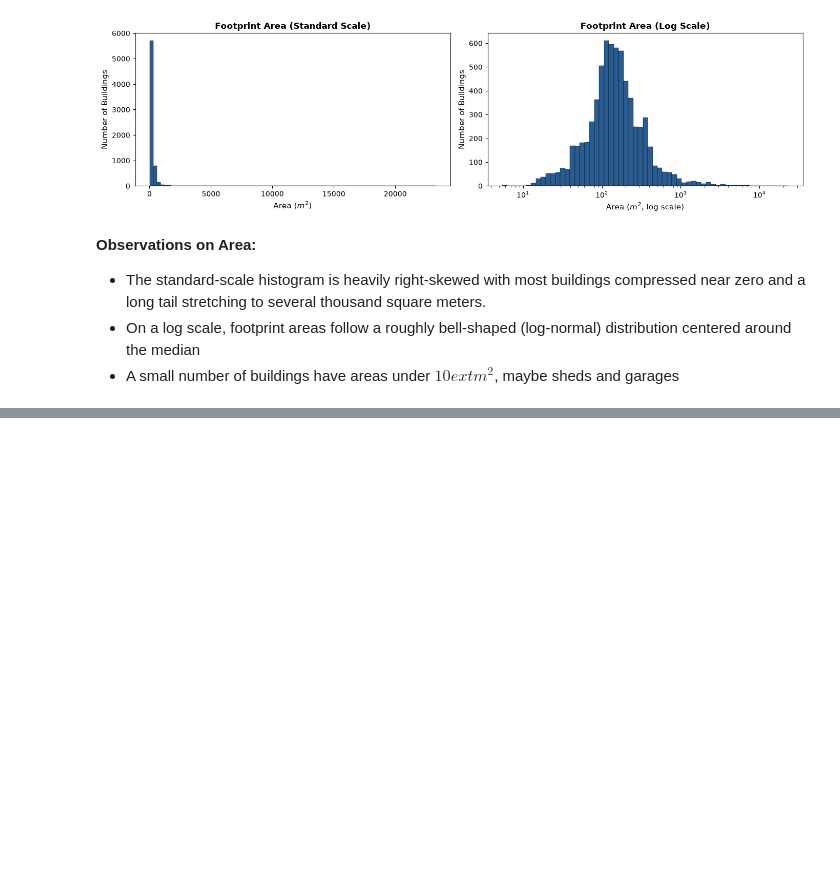
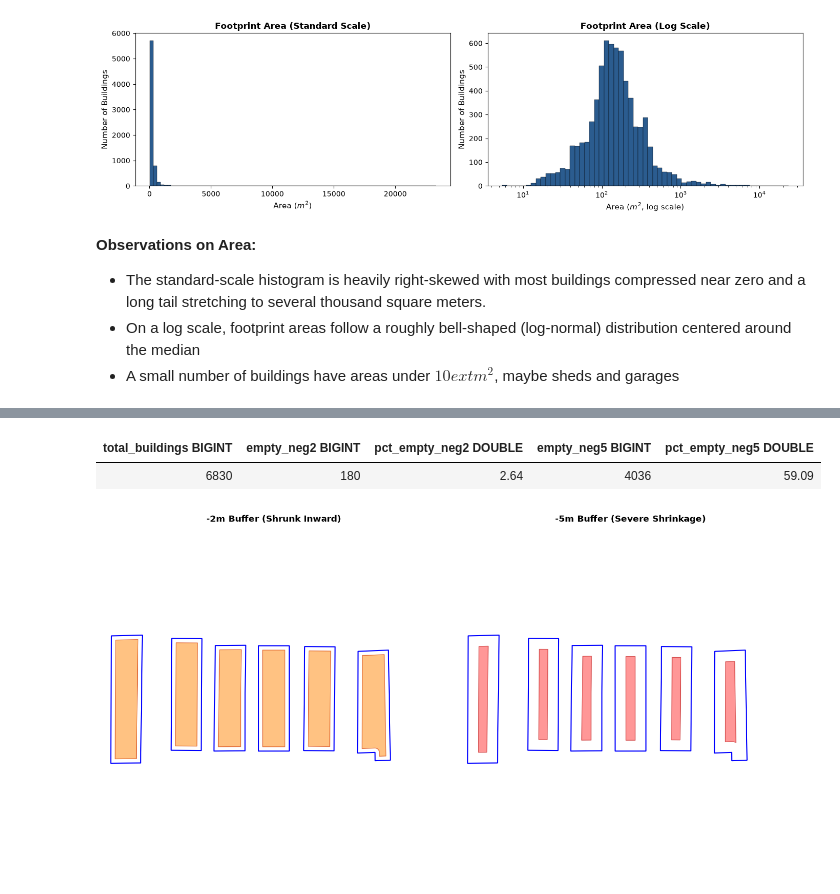
Before and after one commit to aarshiagupta/property-footprint-intelligence, a Jupyter notebook: notebooks/footprint_analysis/92105_city_heights.ipynb, the cells around one changed output, grey strips where cells are left out. Cells and saved outputs as stored; diff of their text form; code cells hidden in the pictures; blank space fills up the shorter version.

```diff
--- a/notebooks/footprint_analysis/92105_city_heights.ipynb
+++ b/notebooks/footprint_analysis/92105_city_heights.ipynb
@@ -485,0 +334,44 @@ plt.show()
+# %%
+# Compute negative buffers and count empty geometries in DuckDB
+con.sql("""
+    SELECT
+        COUNT(*) AS total_buildings,
+        COUNT(CASE WHEN ST_IsEmpty(ST_Buffer(geom, -2)) THEN 1 END) AS empty_neg2,
+        ROUND(100.0 * COUNT(CASE WHEN ST_IsEmpty(ST_Buffer(geom, -2)) THEN 1 END) / COUNT(*), 2) AS pct_empty_neg2,
+        COUNT(CASE WHEN ST_IsEmpty(ST_Buffer(geom, -5)) THEN 1 END) AS empty_neg5,
+        ROUND(100.0 * COUNT(CASE WHEN ST_IsEmpty(ST_Buffer(geom, -5)) THEN 1 END) / COUNT(*), 2) AS pct_empty_neg5
+    FROM buildings
+""")
+# %% [output]
+| total_buildings BIGINT | empty_neg2 BIGINT | pct_empty_neg2 DOUBLE | empty_neg5 BIGINT | pct_empty_neg5 DOUBLE |
+| 6830 | 180 | 2.64 | 4036 | 59.09 |
+# %%
+# Plot negative buffers in our zoom window
+con.sql("CREATE OR REPLACE TABLE neg2 AS SELECT id, ST_Buffer(geom, -2) AS geom FROM buildings WHERE NOT ST_IsEmpty(ST_Buffer(geom, -2))")
+con.sql("CREATE OR REPLACE TABLE neg5 AS SELECT id, ST_Buffer(geom, -5) AS geom FROM buildings WHERE NOT ST_IsEmpty(ST_Buffer(geom, -5))")
+
+gdf_neg2 = to_gdf("neg2").cx[cx - r : cx + r, cy - r : cy + r]
+gdf_neg5 = to_gdf("neg5").cx[cx - r : cx + r, cy - r : cy + r]
+
+fig, (ax1, ax2) = plt.subplots(1, 2, figsize=(14, 7))
+
+# -2m plot
+orig_sample.plot(ax=ax1, color="none", edgecolor="blue", linewidth=1.5, label="Original")
+gdf_neg2.plot(ax=ax1, color="#ffa94d", alpha=0.7, edgecolor="#d9480f", label="-2m Buffer")
+ax1.set_xlim(cx - r, cx + r)
+ax1.set_ylim(cy - r, cy + r)
+ax1.set_title("-2m Buffer (Shrunk Inward)", fontsize=12, fontweight="bold")
+ax1.set_axis_off()
+
+# -5m plot
+orig_sample.plot(ax=ax2, color="none", edgecolor="blue", linewidth=1.5, label="Original")
+gdf_neg5.plot(ax=ax2, color="#ff6b6b", alpha=0.7, edgecolor="#c92a2a", label="-5m Buffer")
+ax2.set_xlim(cx - r, cx + r)
+ax2.set_ylim(cy - r, cy + r)
+ax2.set_title("-5m Buffer (Severe Shrinkage)", fontsize=12, fontweight="bold")
+ax2.set_axis_off()
+
+plt.tight_layout()
+plt.show()
+# %% [output]
+[figure, added]
```
Also changed, not shown: parts of 52 cells of this notebook.
